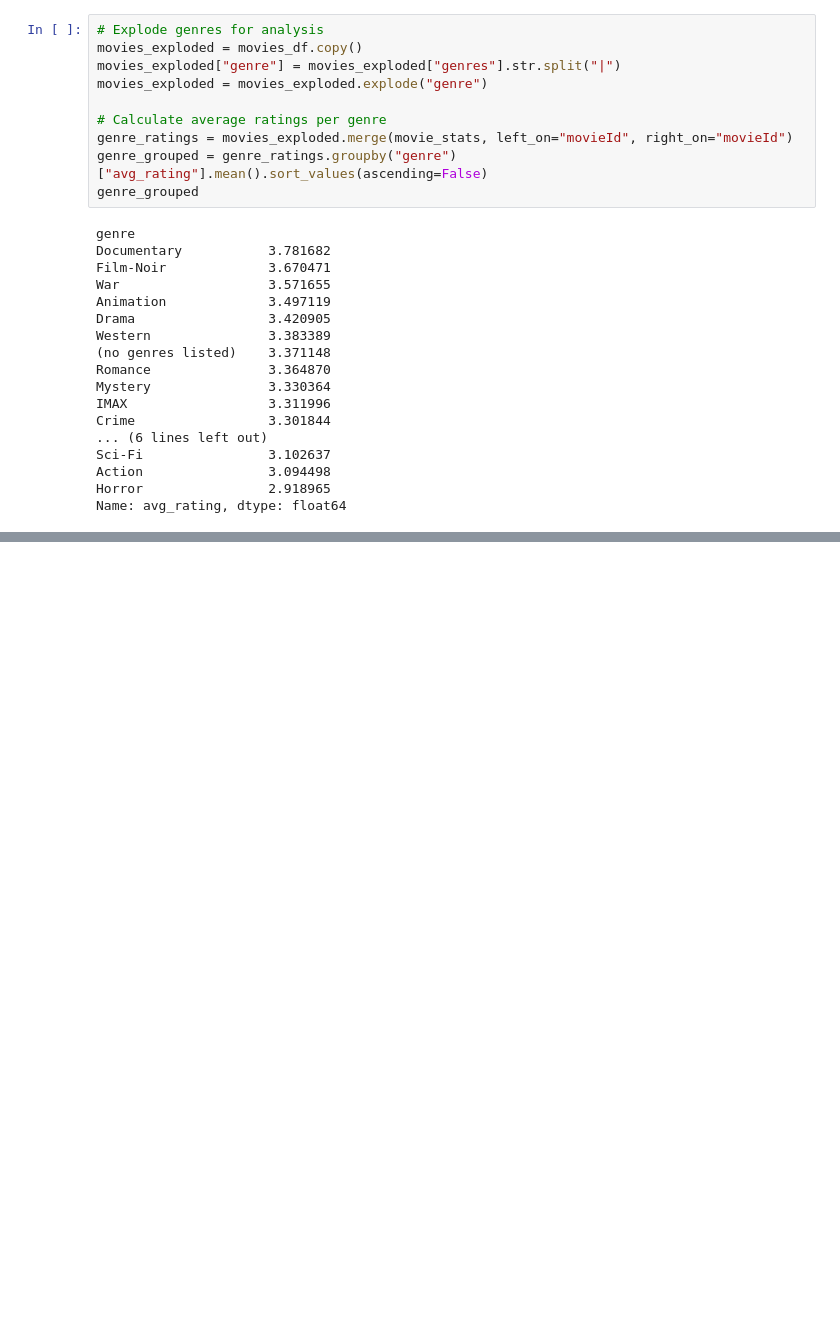
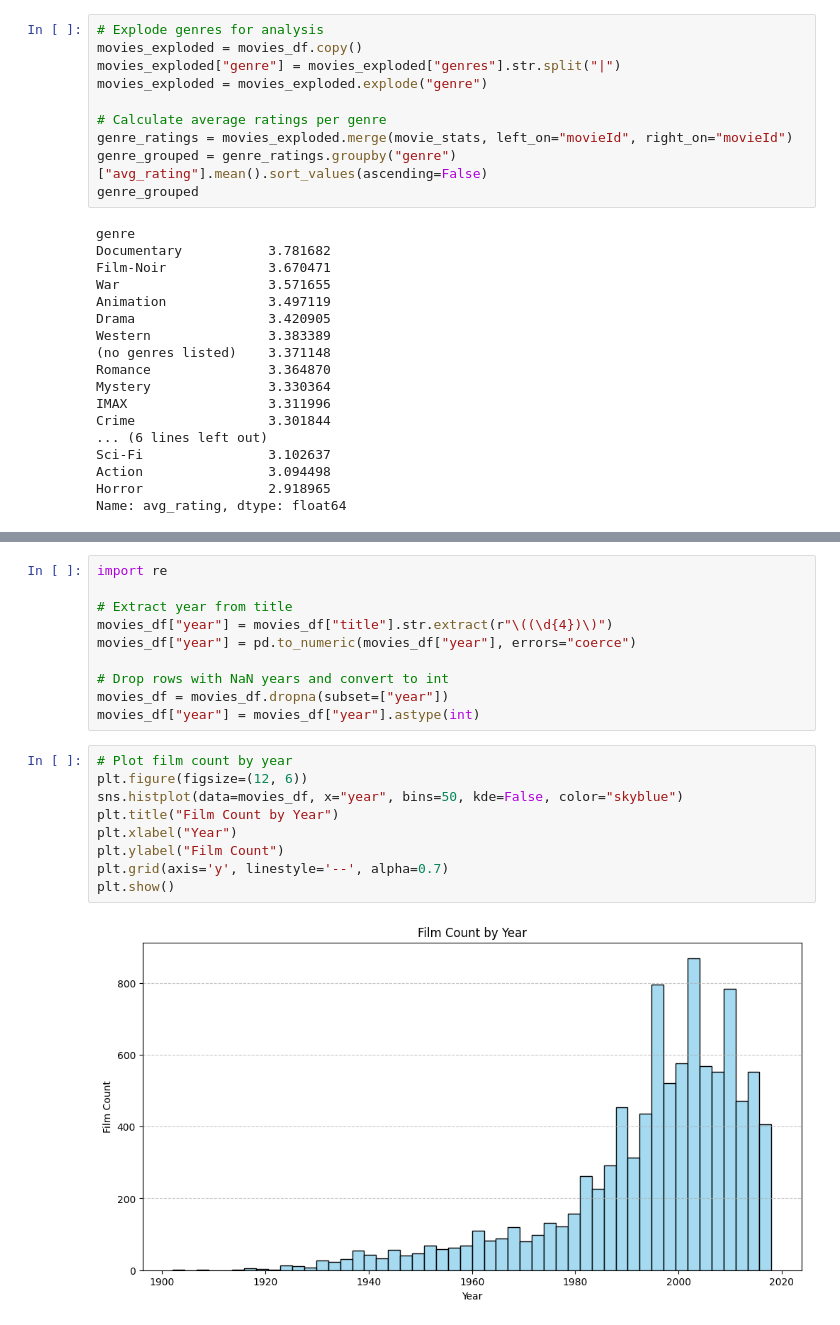
Before and after one commit to ecetuanahezer/movie-data-project, a Jupyter notebook: analysis/analysis.ipynb, the cells around one changed output, grey strips where cells are left out. Cells and saved outputs as stored; diff of their text form; blank space fills up the shorter version.

```diff
--- a/analysis/analysis.ipynb
+++ b/analysis/analysis.ipynb
@@ -139,0 +156,21 @@ Name: avg_rating, dtype: float64
+# %%
+import re
+
+# Extract year from title
+movies_df["year"] = movies_df["title"].str.extract(r"\((\d{4})\)")
+movies_df["year"] = pd.to_numeric(movies_df["year"], errors="coerce")
+
+# Drop rows with NaN years and convert to int
+movies_df = movies_df.dropna(subset=["year"])
+movies_df["year"] = movies_df["year"].astype(int)
+# %%
+# Plot film count by year
+plt.figure(figsize=(12, 6))
+sns.histplot(data=movies_df, x="year", bins=50, kde=False, color="skyblue")
+plt.title("Film Count by Year")
+plt.xlabel("Year")
+plt.ylabel("Film Count")
+plt.grid(axis='y', linestyle='--', alpha=0.7)
+plt.show()
+# %% [output]
+[figure, added]
```
Also changed, not shown: parts of 2 cells of this notebook.
